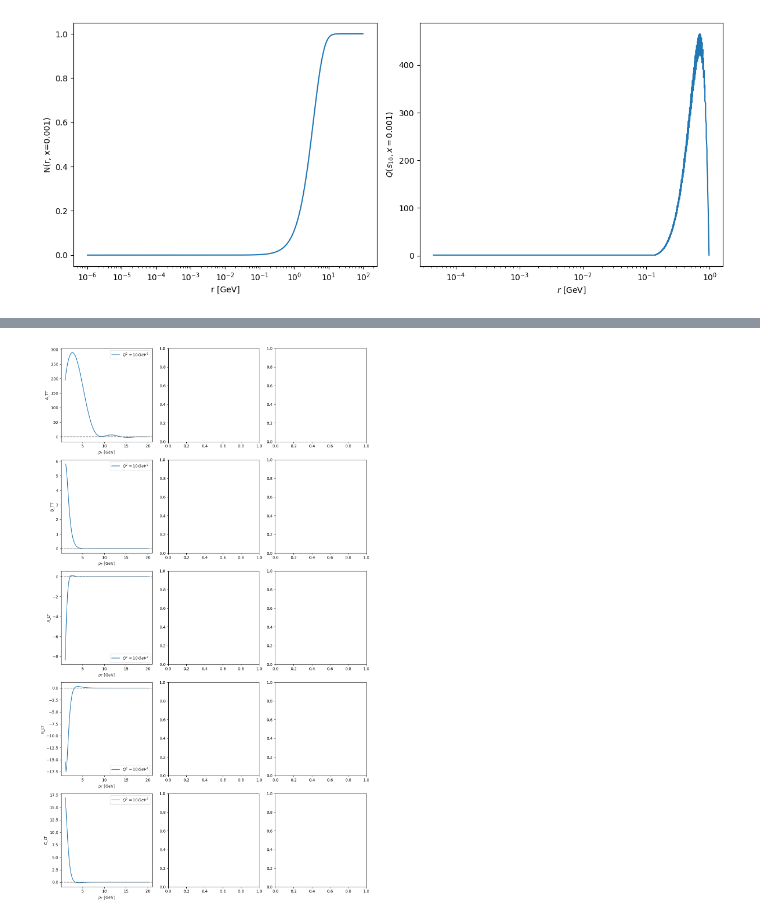
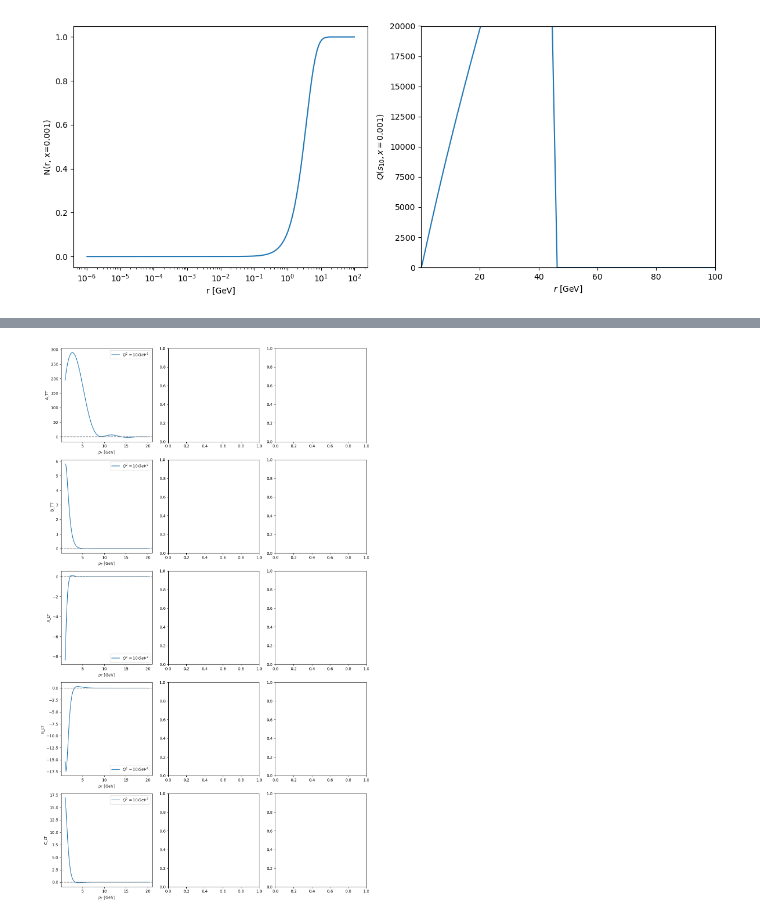
Before and after one commit to brandonmanley/dijet_DSA, a Jupyter notebook: bmanley/DSA_testing.ipynb, the cells around one changed output, grey strips where cells are left out. Drawn from its saved outputs; the diff is of its cells as text; code cells hidden in the pictures.

Commit message:
add running coupling for no-cutoff amplitude

```diff
--- a/bmanley/DSA_testing.ipynb
+++ b/bmanley/DSA_testing.ipynb
@@ -29,29 +61,34 @@ def to_array(data_files):
 pdipole_dfs = pd.DataFrame(to_array(polar_data_files), columns = ['s10', 'eta', 'Q', 'G2', 'I3', 'I4', 'I5'])
 # %%
 # to make sure we imported correctly, let's plot the dipoles as a function of r (N) and s_{10} (PDAs)
+
+lambdaIR = 1  # IR cutoff in GeV
 
 fig, axes = plt.subplots(1, 2, figsize=(12, 5))
 
 N_test = Ndipole_df[np.isclose(Ndipole_df['xBj'], 0.001, atol=1e-7)]
 axes[0].plot(np.exp(N_test['ln(r)']), N_test['N[ln(r)]'])
 axes[0].semilogx()
 axes[0].set_xlabel('r [GeV]')
 axes[0].set_ylabel('N(r, x=0.001)')
 
 
-test_eta = np.sqrt((0.25*3.0)/(2*np.pi))*np.log(10/0.0001)
-Q_test = pdipole_dfs[np.isclose(pdipole_dfs['eta'], test_eta, atol=delta*0.99)]
+bas = np.sqrt((3)/(2*np.pi))
+test_eta = np.sqrt((3.0)/(2*np.pi))*np.log(10/0.01)
+Q_test = pdipole_dfs[np.isclose(pdipole_dfs['eta'], test_eta, atol=delta*0.5)]
 # axes[1].plot((1/lambdaIR)*np.exp(-Q_test['s10']*0.5), np.log(np.abs(Q_test['Q'])))
-axes[1].plot((1/lambdaIR)*np.exp(-Q_test['s10']*0.5), Q_test['G2'])
-axes[1].semilogx()
+axes[1].plot((1/lambdaIR)*np.exp((-Q_test['s10']*0.5)/bas), Q_test['Q'])
+# axes[1].semilogx()
 # axes[1].set_xlabel(r'$s_{10}$')
 axes[1].set_xlabel(r'$r$ [GeV]')
 axes[1].set_ylabel(r'$Q(s_{10}, x = 0.001)$')
+axes[1].set_xlim(0.01, 100)
+axes[1].set_ylim(0,20000)
 
 plt.tight_layout()
 plt.show()
 # %% [output]
-[figure, old version]
+[figure, new version]
 # %%
 # define the transfroms needed for DSA
 
```
Also changed, not shown: parts of 4 cells of this notebook, 1 other file.
